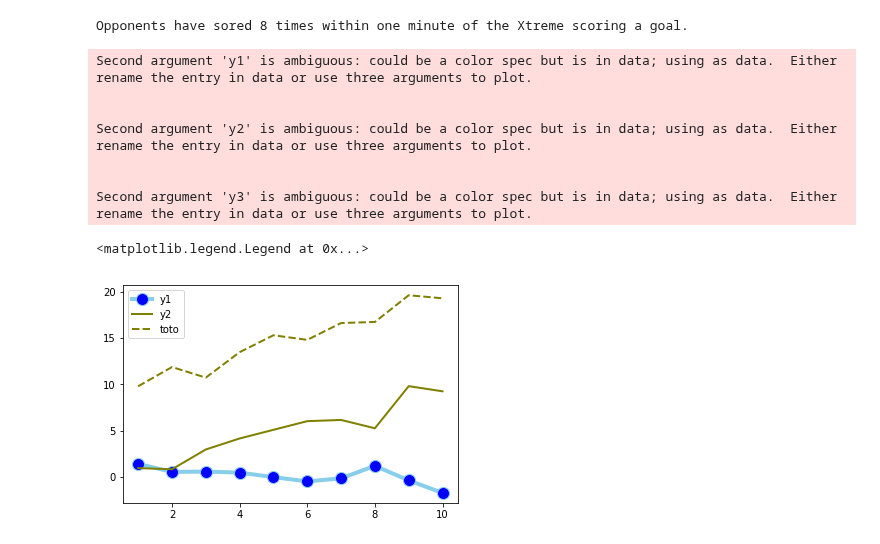
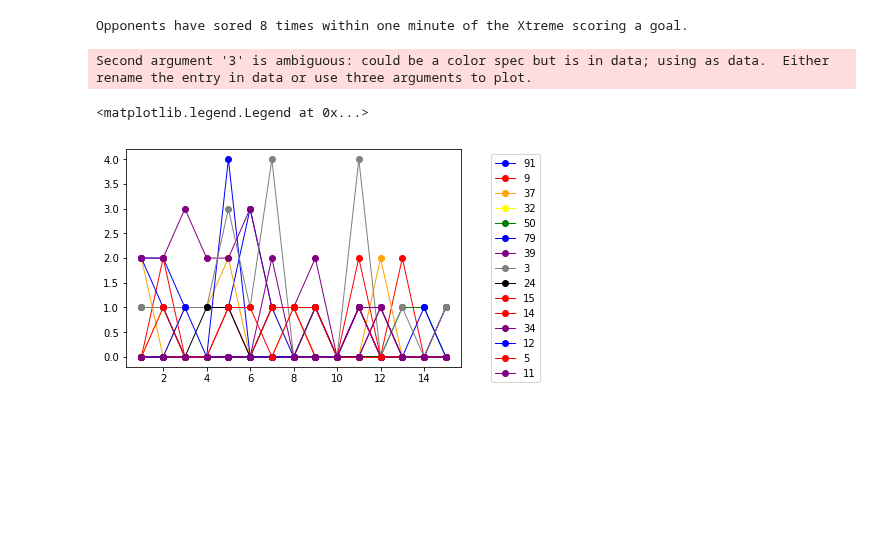
Before and after one commit to werntzp/hockey-stats, a Jupyter notebook: stats_charts.ipynb, the cells around one changed output. Saved outputs shown, nothing was run; the diff lists cells and outputs as text; code cells hidden in the pictures; blank space fills up the shorter version.

```diff
--- a/stats_charts.ipynb
+++ b/stats_charts.ipynb
@@ -447,20 +427,32 @@ ax1.yaxis.set_major_locator(MaxNLocator(integer=True))
-# %%
-
-# Data
-df=pd.DataFrame({'x': range(1,11), 'y1': np.random.randn(10), 'y2': np.random.randn(10)+range(1,11), 'y3': np.random.randn(10)+range(11,21) })
-
-# multiple line plot
-plt.plot( 'x', 'y1', data=df, marker='o', markerfacecolor='blue', markersize=12, color='skyblue', linewidth=4)
-plt.plot( 'x', 'y2', data=df, marker='', color='olive', linewidth=2)
-plt.plot( 'x', 'y3', data=df, marker='', color='olive', linewidth=2, linestyle='dashed', label="toto")
-plt.legend()
-# %% [output]
-Second argument 'y1' is ambiguous: could be a color spec but is in data; using as data.  Either rename the entry in data or use three arguments to plot.
-
-
-Second argument 'y2' is ambiguous: could be a color spec but is in data; using as data.  Either rename the entry in data or use three arguments to plot.
-
-
-Second argument 'y3' is ambiguous: could be a color spec but is in data; using as data.  Either rename the entry in data or use three arguments to plot.
-<matplotlib.legend.Legend at 0x...>
-[figure, removed]
+# %%
+# Show points per game
+
+# only use whole numbers
+tickpos = [0,1,2,3,4,5,6,7,8]
+plt.yticks(tickpos,tickpos)
+
+# show all games
+tickpos = range(1,num_games+1)
+plt.xticks(tickpos,tickpos)
+
+# multiple line plot
+plt.plot( 'game', '91', data=df_points, marker='o', color='blue', linewidth=1)
+plt.plot( 'game', '9', data=df_points, marker='o', color='red', linewidth=1)
+plt.plot( 'game', '37', data=df_points, marker='o', color='orange', linewidth=1)
+plt.plot( 'game', '32', data=df_points, marker='o', color='yellow', linewidth=1)
+plt.plot( 'game', '50', data=df_points, marker='o', color='green', linewidth=1)
+plt.plot( 'game', '79', data=df_points, marker='o', color='blue', linewidth=1)
+plt.plot( 'game', '39', data=df_points, marker='o', color='purple', linewidth=1)
+plt.plot( 'game', '3', data=df_points, marker='o', color='grey', linewidth=1)
+plt.plot( 'game', '24', data=df_points, marker='o', color='black', linewidth=1)
+plt.plot( 'game', '15', data=df_points, marker='o', color='red', linewidth=1)
+plt.plot( 'game', '14', data=df_points, marker='o', color='red', linewidth=1)
+plt.plot( 'game', '34', data=df_points, marker='o', color='purple', linewidth=1)
+plt.plot( 'game', '12', data=df_points, marker='o', color='blue', linewidth=1)
+plt.plot( 'game', '5', data=df_points, marker='o', color='red', linewidth=1)
+plt.plot( 'game', '11', data=df_points, marker='o', color='purple', linewidth=1)
+plt.legend(bbox_to_anchor=(1.25, 1), loc='upper right', ncol=1)
+# %% [output]
+Second argument '3' is ambiguous: could be a color spec but is in data; using as data.  Either rename the entry in data or use three arguments to plot.
+<matplotlib.legend.Legend at 0x...>
+[figure, added]
```
Also changed, not shown: parts of 4 cells of this notebook.
